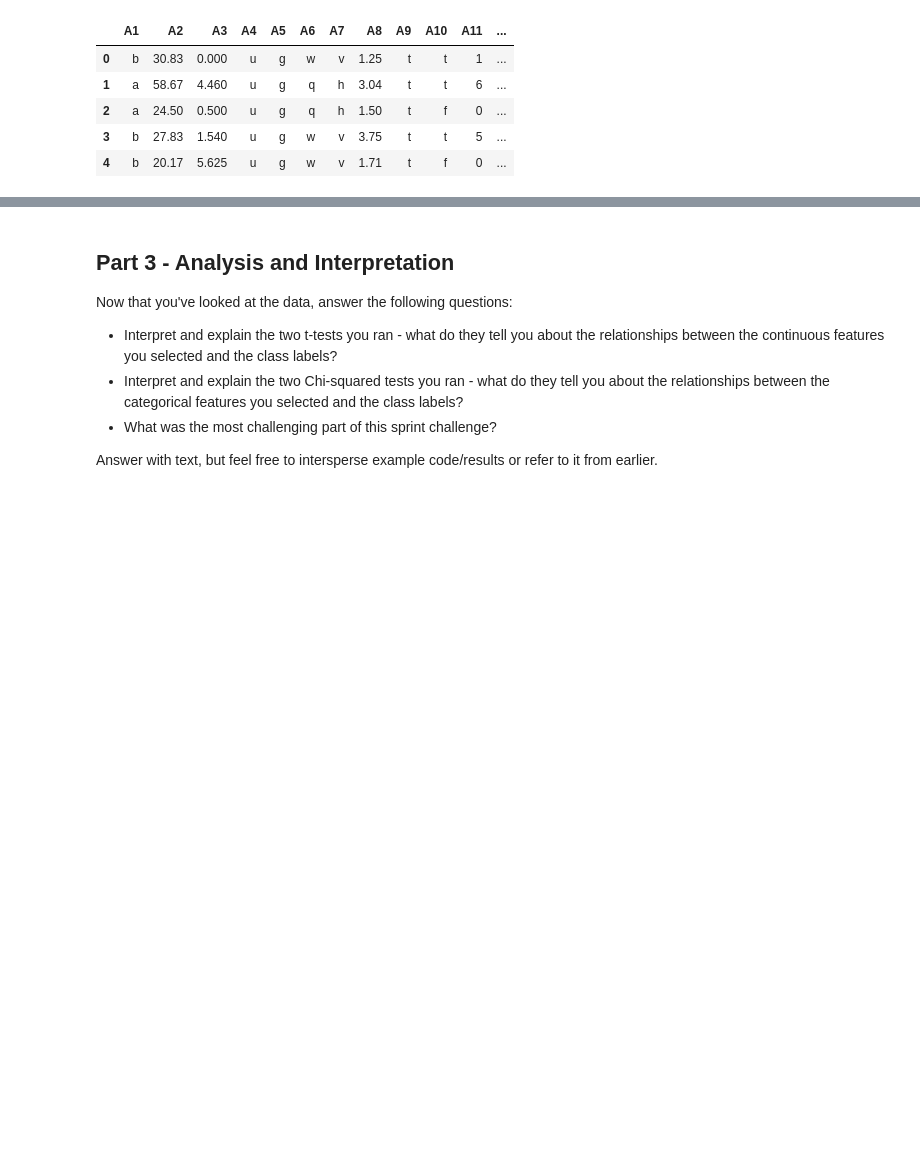
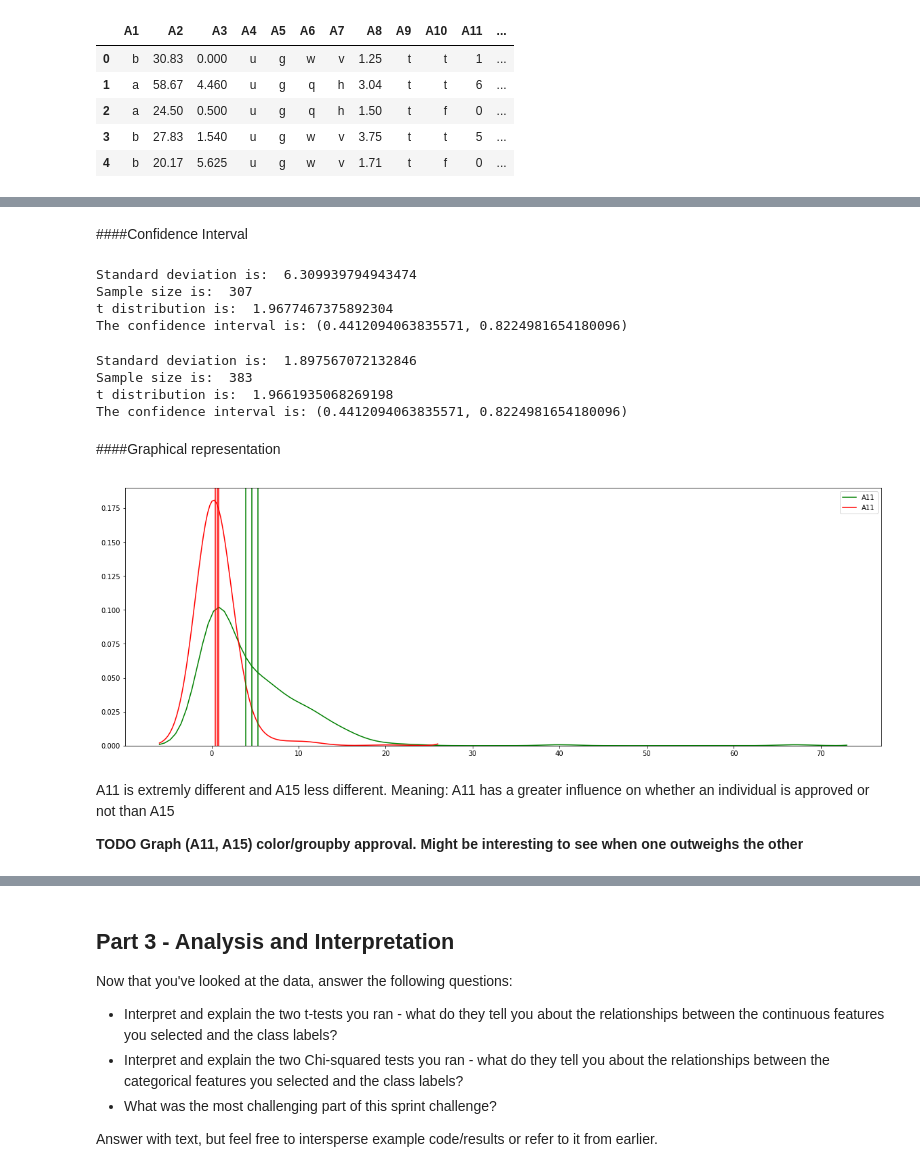
Before and after one commit to AdrianduPlessis/DS-Unit-1-Sprint-3-Statistical-Tests-and-Experiments, a Jupyter notebook: DS_Unit_1_Sprint_Challenge_3.ipynb, the cells around one changed output, grey strips where cells are left out. Saved outputs shown, nothing was run; the diff lists cells and outputs as text; code cells hidden in the pictures; blank space fills up the shorter version.

Commit message:
MVP, still need to interpret graph... and much more

```diff
--- a/DS_Unit_1_Sprint_Challenge_3.ipynb
+++ b/DS_Unit_1_Sprint_Challenge_3.ipynb
@@ -100,7 +103,7 @@ Name: A1, dtype: int64
 # %% [markdown]
 '?' must be the NaN. Redo import accordingly
 # %%
-df_raw = pd.read_csv('https://archive.ics.uci.edu/ml/machine-learning-databases/credit-screening/crx.data', names = headers, na_values='?')
+df_crx = pd.read_csv('https://archive.ics.uci.edu/ml/machine-learning-databases/credit-screening/crx.data', names = headers, na_values='?')
 # %%
 #Confirm Data Types
 #Expecting floats in: A2, A3, A8, A11, A14, A15
@@ -156,0 +160,6 @@ This is challenging, so manage your time and aim for a baseline of at least runn
+# %%
+#Create subsets by class +/- (A16)
+df_crx_p = df_crx[df_crx['A16']=='+']
+df_crx_m = df_crx[df_crx['A16']=='-']
+
+#TODO split by dtype cont./cat.
@@ -156,0 +219,72 @@ This is challenging, so manage your time and aim for a baseline of at least runn
+# %% [markdown]
+####Confidence Interval
+# %%
+A11_p = df_crx_p['A11']
+
+S = np.std(A11_p)
+print('Standard deviation is: ', S)
+n = len(A11_p)
+print('Sample size is: ', n)
+t = stats.t.ppf(0.975, n-1) #for 95% confidence
+print('t distribution is: ', t)
+
+standard_err = S / np.sqrt(n)
+margin_of_err = t * standard_err
+confidence_interval_p = (A11_p.mean() - margin_of_err, A11_p.mean() + margin_of_err)
+
+print(f'The confidence interval is: {confidence_interval}')
+# %% [output]
+Standard deviation is:  6.309939794943474
+Sample size is:  307
+t distribution is:  1.9677467375892304
+The confidence interval is: (0.4412094063835571, 0.8224981654180096)
+# %%
+A11_m = df_crx_m['A11']
+
+S = np.std(A11_m)
+print('Standard deviation is: ', S)
+n = len(A11_m)
+print('Sample size is: ', n)
+t = stats.t.ppf(0.975, n-1) #for 95% confidence
+print('t distribution is: ', t)
+
+standard_err = S / np.sqrt(n)
+margin_of_err = t * standard_err
+confidence_interval_m = (A11_m.mean() - margin_of_err, A11_m.mean() + margin_of_err)
+
+print(f'The confidence interval is: {confidence_interval}')
+# %% [output]
+Standard deviation is:  1.897567072132846
+Sample size is:  383
+t distribution is:  1.9661935068269198
+The confidence interval is: (0.4412094063835571, 0.8224981654180096)
+# %% [markdown]
+####Graphical representation
+# %%
+import seaborn as sns
+
+fig, ax = plt.subplots(figsize=(20,7))
+
+sample_p = df_crx_p['A11']
+sample_m = df_crx_m['A11']
+
+sns.kdeplot(sample_p, bw = 2, color = 'g', ax=ax)
+sns.kdeplot(sample_m, bw = 2, color = 'r', ax=ax)
+plt.axvline(x=sample_p.mean(), color = 'g')
+plt.axvline(x=sample_m.mean(), color = 'r')
+
+plt.axvline(confidence_interval_p[0], color = 'g')
+plt.axvline(confidence_interval_p[1], color = 'g')
+
+plt.axvline(confidence_interval_m[0], color = 'r')
+plt.axvline(confidence_interval_m[1], color = 'r')
+#plt.title()
+
+
+plt.show()
+# %% [output]
+[figure, added]
+# %% [markdown]
+A11 is extremly different and A15 less different. Meaning: A11 has a greater influence on whether an individual is approved or not than A15
+
+**TODO Graph (A11, A15) color/groupby approval. Might be interesting to see when one outweighs the other**
```
Also changed, not shown: parts of 39 cells of this notebook.
